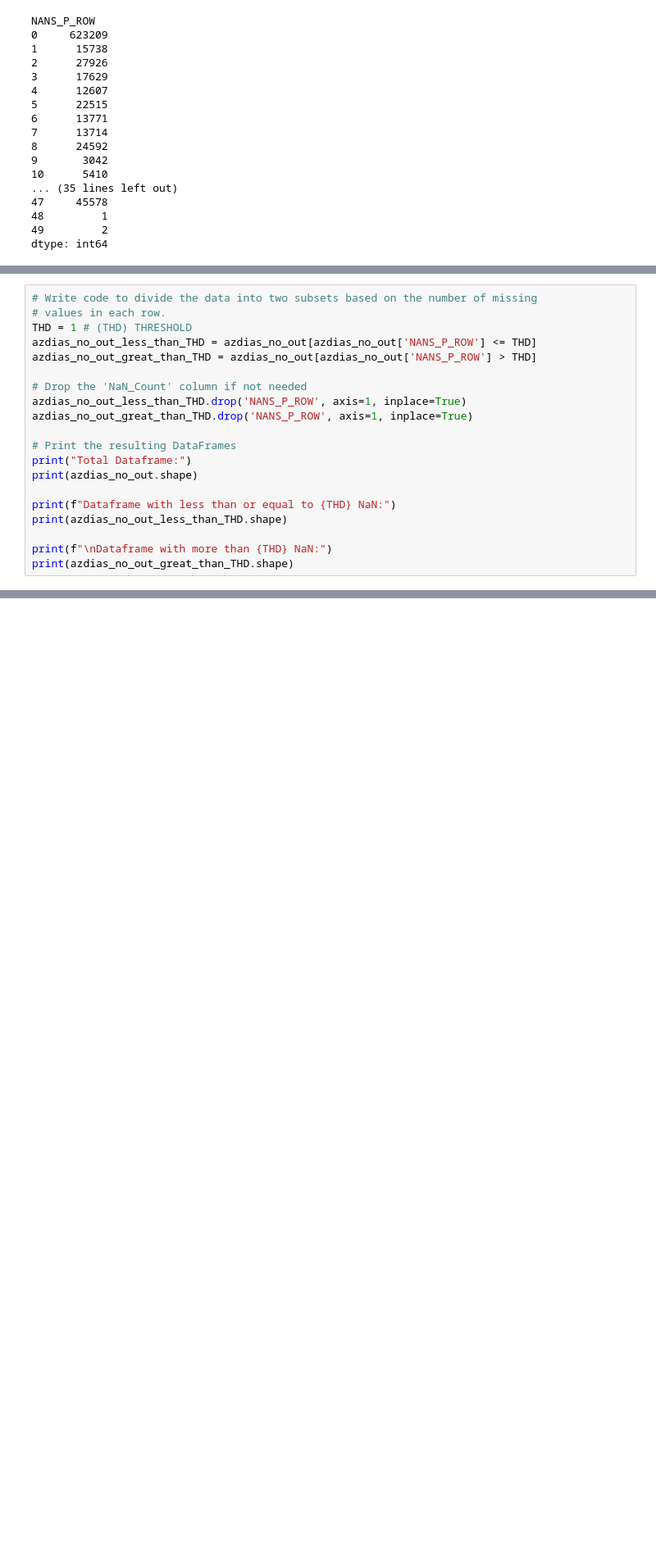
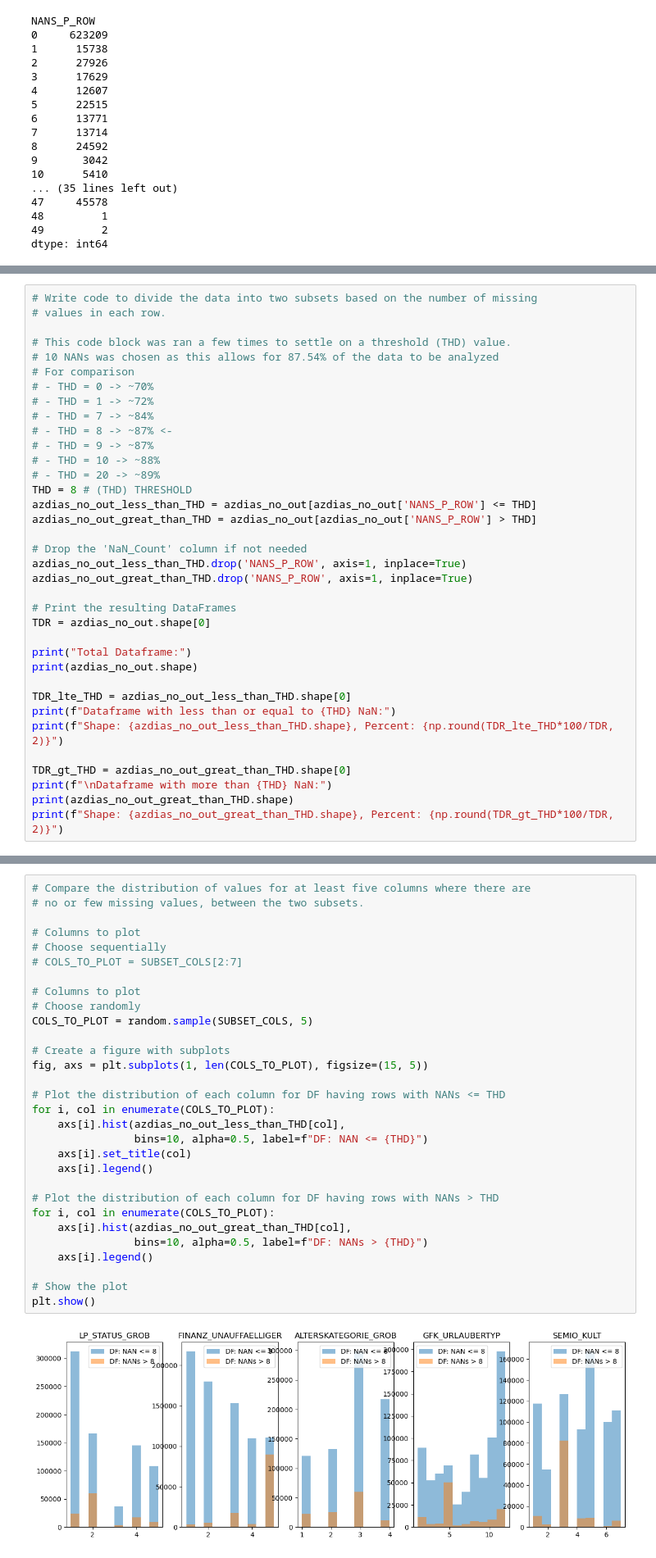
Before and after one commit to EugeneGene/customer_segments_Arvato, a Jupyter notebook: notebooks/Identify_Customer_Segments.ipynb, the cells around one changed output, grey strips where cells are left out. Shown: that part at 82% size. Drawn from its saved outputs; the diff is of its cells as text; blank space fills up the shorter version.

```diff
--- a/notebooks/Identify_Customer_Segments.ipynb
+++ b/notebooks/Identify_Customer_Segments.ipynb
@@ -372,7 +359,18 @@ rows_with_9_nans.sample(n=5)
 # %%
 # Write code to divide the data into two subsets based on the number of missing
 # values in each row.
-THD = 1 # (THD) THRESHOLD
+
+# This code block was ran a few times to settle on a threshold (THD) value.
+# 10 NANs was chosen as this allows for 87.54% of the data to be analyzed
+# For comparison
+# - THD = 0 -> ~70%
+# - THD = 1 -> ~72%
+# - THD = 7 -> ~84%
+# - THD = 8 -> ~87% <-
+# - THD = 9 -> ~87%
+# - THD = 10 -> ~88%
+# - THD = 20 -> ~89%
+THD = 8 # (THD) THRESHOLD
 azdias_no_out_less_than_THD = azdias_no_out[azdias_no_out['NANS_P_ROW'] <= THD]
 azdias_no_out_great_than_THD = azdias_no_out[azdias_no_out['NANS_P_ROW'] > THD]
 
@@ -381,14 +379,19 @@ azdias_no_out_less_than_THD.drop('NANS_P_ROW', axis=1, inplace=True)
 azdias_no_out_great_than_THD.drop('NANS_P_ROW', axis=1, inplace=True)
 
 # Print the resulting DataFrames
+TDR = azdias_no_out.shape[0]
+
 print("Total Dataframe:")
 print(azdias_no_out.shape)
 
+TDR_lte_THD = azdias_no_out_less_than_THD.shape[0]
 print(f"Dataframe with less than or equal to {THD} NaN:")
-print(azdias_no_out_less_than_THD.shape)
+print(f"Shape: {azdias_no_out_less_than_THD.shape}, Percent: {np.round(TDR_lte_THD*100/TDR, 2)}")
 
+TDR_gt_THD = azdias_no_out_great_than_THD.shape[0]
 print(f"\nDataframe with more than {THD} NaN:")
 print(azdias_no_out_great_than_THD.shape)
+print(f"Shape: {azdias_no_out_great_than_THD.shape}, Percent: {np.round(TDR_gt_THD*100/TDR, 2)}")
 # %% [output]
 Total Dataframe:
 (891221, 80)
@@ -414,0 +477,32 @@ See the caveats in the documentation: https://pandas.pydata.org/pandas-docs/stab
+# %%
+# Compare the distribution of values for at least five columns where there are
+# no or few missing values, between the two subsets.
+
+# Columns to plot
+# Choose sequentially
+# COLS_TO_PLOT = SUBSET_COLS[2:7]
+
+# Columns to plot
+# Choose randomly
+COLS_TO_PLOT = random.sample(SUBSET_COLS, 5)
+
+# Create a figure with subplots
+fig, axs = plt.subplots(1, len(COLS_TO_PLOT), figsize=(15, 5))
+
+# Plot the distribution of each column for DF having rows with NANs <= THD
+for i, col in enumerate(COLS_TO_PLOT):
+    axs[i].hist(azdias_no_out_less_than_THD[col],
+                bins=10, alpha=0.5, label=f"DF: NAN <= {THD}")
+    axs[i].set_title(col)
+    axs[i].legend()
+
+# Plot the distribution of each column for DF having rows with NANs > THD
+for i, col in enumerate(COLS_TO_PLOT):
+    axs[i].hist(azdias_no_out_great_than_THD[col],
+                bins=10, alpha=0.5, label=f"DF: NANs > {THD}")
+    axs[i].legend()
+
+# Show the plot
+plt.show()
+# %% [output]
+[figure, added]
```
Also changed, not shown: parts of 19 cells of this notebook, 1 other file.
